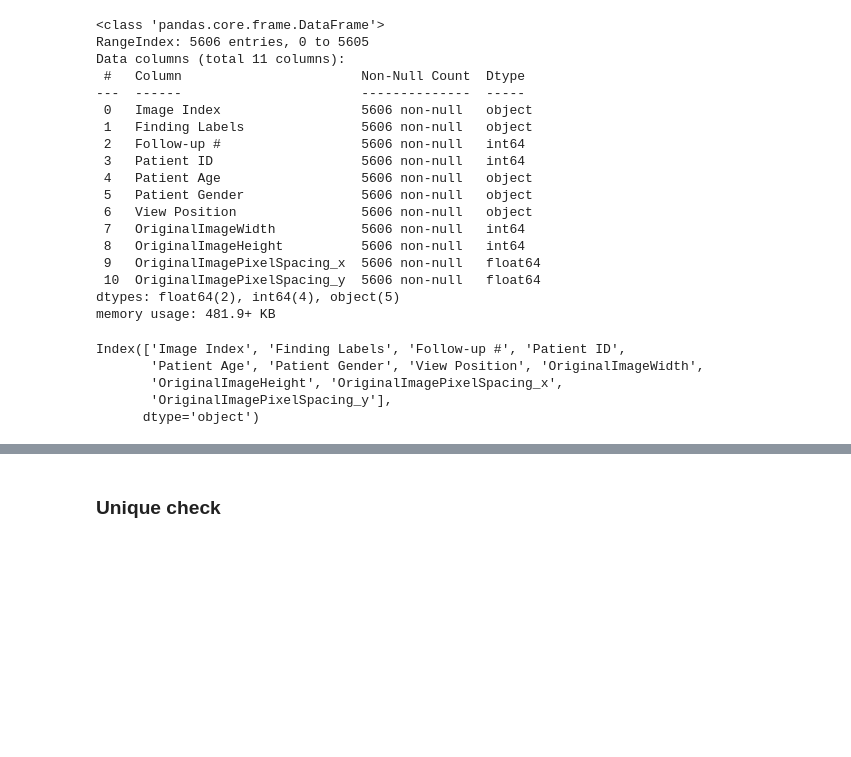
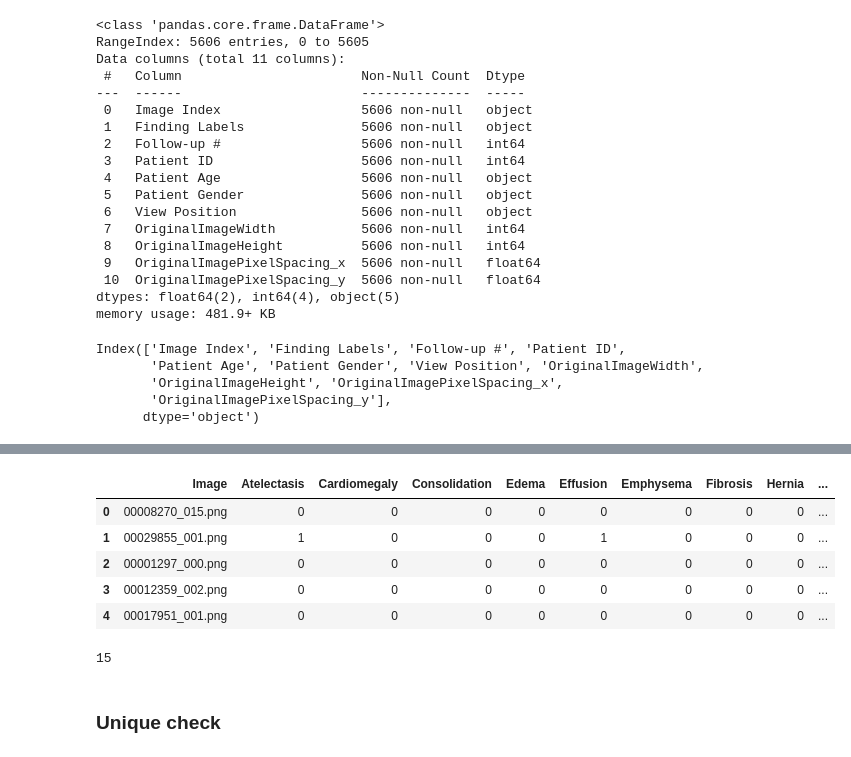
Before and after one commit to vivekpatel99/chest-x-ray-diagnosis-Multi-label-binary-classification, a Jupyter notebook: 03_model_training.ipynb, the cells around one changed output, grey strips where cells are left out. Saved outputs shown, nothing was run; the diff lists cells and outputs as text; code cells hidden in the pictures; blank space fills up the shorter version.

```diff
--- a/03_model_training.ipynb
+++ b/03_model_training.ipynb
@@ -117,3 +107,17 @@ sample_df.head(10)
+# %%
+valid_df.drop('PatientId', axis=1, inplace=True)
+valid_df.head()
+# %% [output]
+|  | Image | Atelectasis | Cardiomegaly | Consolidation | Edema | Effusion | Emphysema | Fibrosis | Hernia | ... |
+| 0 | 00008270_015.png | 0 | 0 | 0 | 0 | 0 | 0 | 0 | 0 | ... |
+| 1 | 00029855_001.png | 1 | 0 | 0 | 0 | 1 | 0 | 0 | 0 | ... |
+| 2 | 00001297_000.png | 0 | 0 | 0 | 0 | 0 | 0 | 0 | 0 | ... |
+| 3 | 00012359_002.png | 0 | 0 | 0 | 0 | 0 | 0 | 0 | 0 | ... |
+| 4 | 00017951_001.png | 0 | 0 | 0 | 0 | 0 | 0 | 0 | 0 | ... |
+# %%
+len(valid_df.columns)
+# %% [output]
+15
 # %% [markdown]
 ### Unique check
 # %%
```
Also changed, not shown: parts of 37 cells of this notebook.
